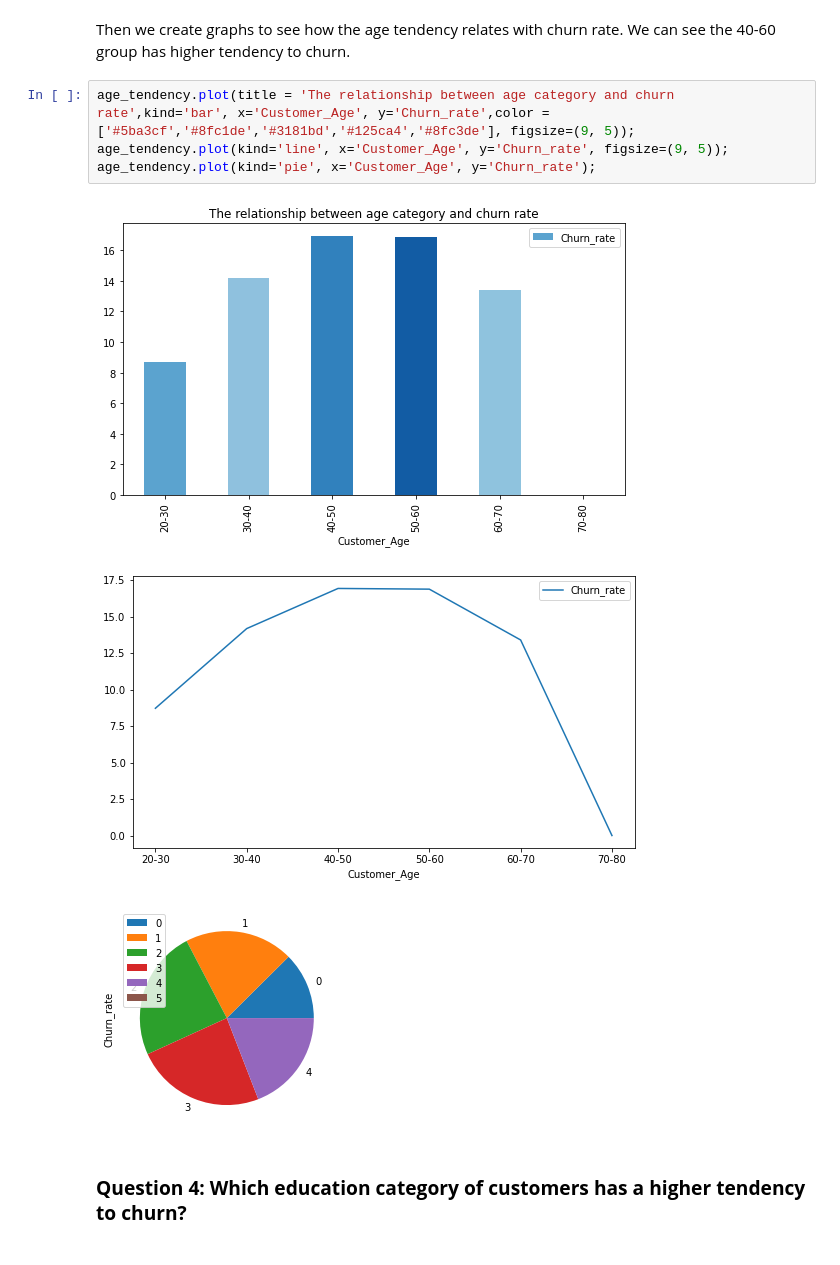
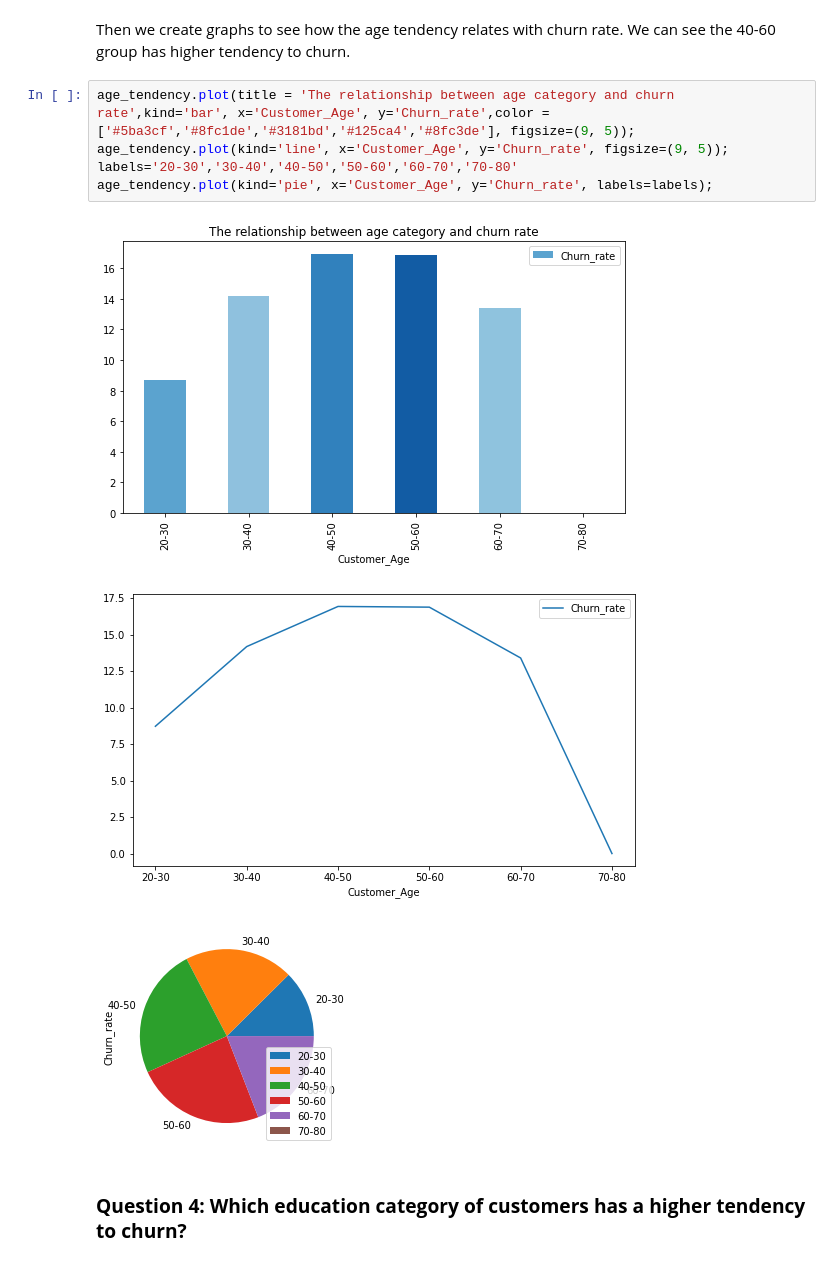
Before and after one commit to zhouchun0105/credit-card-churners, a Jupyter notebook: SUBMIT_creditcard_churners_team1.ipynb, the cells around one changed output. Drawn from its saved outputs; the diff is of its cells as text.

```diff
--- a/SUBMIT_creditcard_churners_team1.ipynb
+++ b/SUBMIT_creditcard_churners_team1.ipynb
@@ -232,11 +241,12 @@ Then we create graphs to see how the age tendency relates with churn rate. We ca
 # %%
 age_tendency.plot(title = 'The relationship between age category and churn rate',kind='bar', x='Customer_Age', y='Churn_rate',color = ['#5ba3cf','#8fc1de','#3181bd','#125ca4','#8fc3de'], figsize=(9, 5));
 age_tendency.plot(kind='line', x='Customer_Age', y='Churn_rate', figsize=(9, 5));
-age_tendency.plot(kind='pie', x='Customer_Age', y='Churn_rate');
+labels='20-30','30-40','40-50','50-60','60-70','70-80'
+age_tendency.plot(kind='pie', x='Customer_Age', y='Churn_rate', labels=labels);
 # %% [output]
 [figure]
 [figure]
-[figure, old version]
+[figure, new version]
 # %% [markdown]
 ### **Question 4: Which education category of customers has a higher tendency to churn?**
 # %% [markdown]
```
Also changed, not shown: parts of 9 cells of this notebook.
